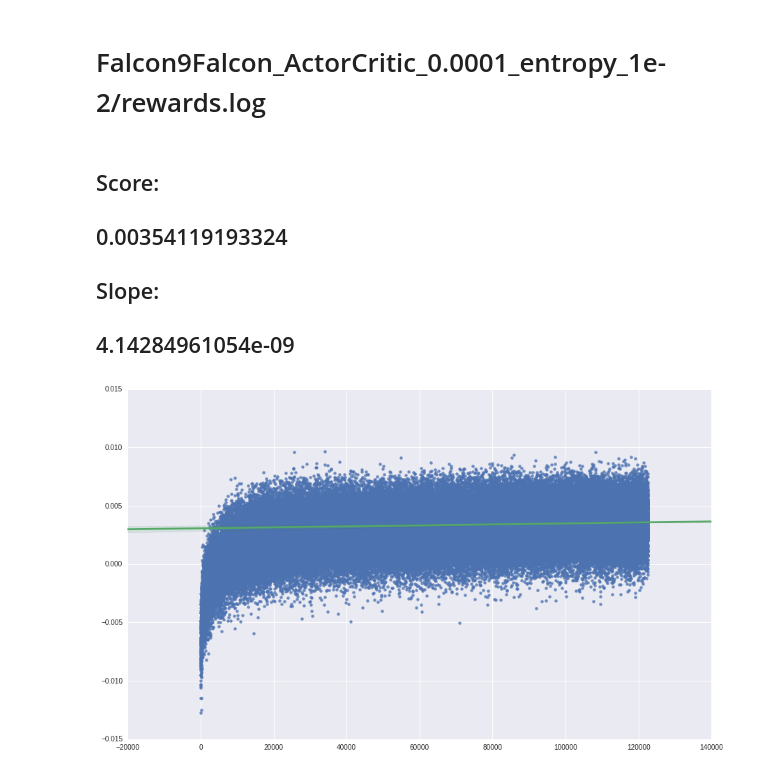
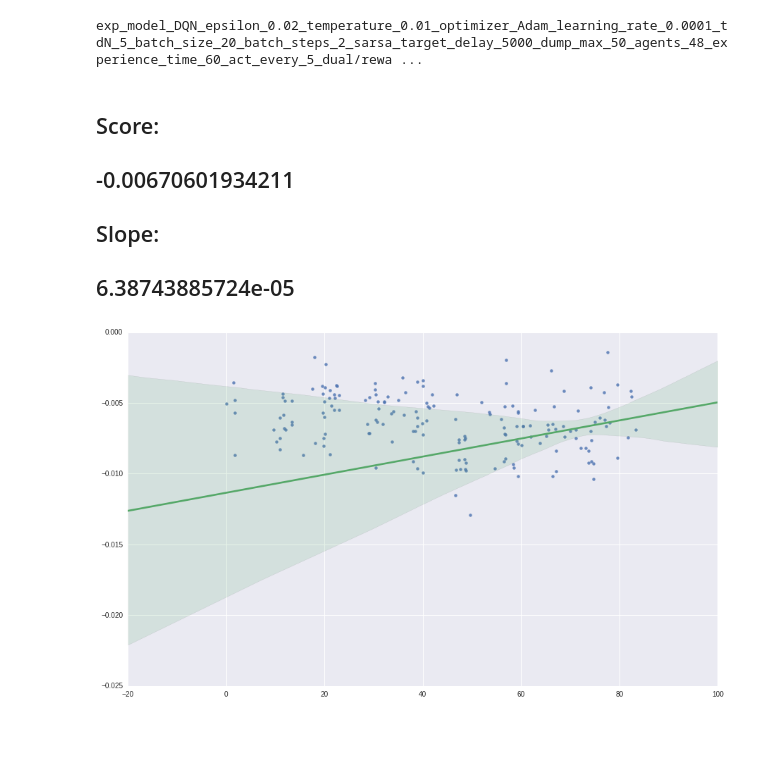
Before and after one commit to vladfi1/phillip, a Jupyter notebook: saves/result_plots_local.ipynb, the cells around one changed output. Saved outputs shown, nothing was run; the diff lists cells and outputs as text; code cells hidden in the pictures; blank space fills up the shorter version.

```diff
--- a/saves/result_plots_local.ipynb
+++ b/saves/result_plots_local.ipynb
@@ -36,15 +36,21 @@ $( document ).ready(code_toggle);
 # %%
 def show_results(reward_log):
     with open(reward_log, 'r') as f:
-        scores = [float(score.strip()) for score in f.readlines()]
-        score_array = np.array(scores)
+        data = [list(map(float, score.split(' '))) for score in f.readlines()]
+    score_array = np.array(data)
 
-        x_array = np.array(range(len(scores)))
-        sns.regplot(x_array, score_array, fit_reg=False)
-        sns.regplot(x_array[-30000:], score_array[-30000:], scatter=False)
+    x_array = score_array[:, 0]
+    x_array -= np.min(x_array)
+    y_array = score_array[:, 1]
+    sns.regplot(x_array, y_array, fit_reg=False)
 
-        coefficients = np.polyfit(x_array[-30000:], score_array[-30000:], 1)
-        slope = coefficients[0]
-        display(HTML(header(reward_log, 1, False)))
-        display(HTML(header('Score:', 2) + header(str(np.mean(score_array[-10000:])), 2) +
-                     header('Slope:', 2) + header(str(slope), 2)))
+    tail = len(score_array)//4
+    x_array = x_array[-tail:]
+    y_array = y_array[-tail:]
+    sns.regplot(x_array, y_array, scatter=False)
+
+    coefficients = np.polyfit(x_array, y_array, 1)
+    slope = coefficients[0]
+    display(HTML(header(reward_log, 1, False)))
+    display(HTML(header('Score:', 2) + header(str(np.mean(y_array)), 2) +
+                 header('Slope:', 2) + header(str(slope), 2)))
@@ -67,9 +84,9 @@ def show_results(reward_log):
 # %%
-show_results('Falcon9Falcon_ActorCritic_0.0001_entropy_1e-2/rewards.log')
+show_results('exp_model_DQN_epsilon_0.02_temperature_0.01_optimizer_Adam_learning_rate_0.0001_tdN_5_batch_size_20_batch_steps_2_sarsa_target_delay_5000_dump_max_50_agents_48_experience_time_60_act_every_5_dual/rewards.log')
 # %% [output]
+exp_model_DQN_epsilon_0.02_temperature_0.01_optimizer_Adam_learning_rate_0.0001_tdN_5_batch_size_20_batch_steps_2_sarsa_target_delay_5000_dump_max_50_agents_48_experience_time_60_act_every_5_dual/rewa ...
-Falcon9Falcon_ActorCritic_0.0001_entropy_1e-2/rewards.log
+Score:
+-0.00670601934211
+Slope:
+6.38743885724e-05
-Score:
-0.00354119193324
-Slope:
-4.14284961054e-09
-[figure, old version]
+[figure, new version]
```
Also changed, not shown: parts of 28 cells of this notebook.
